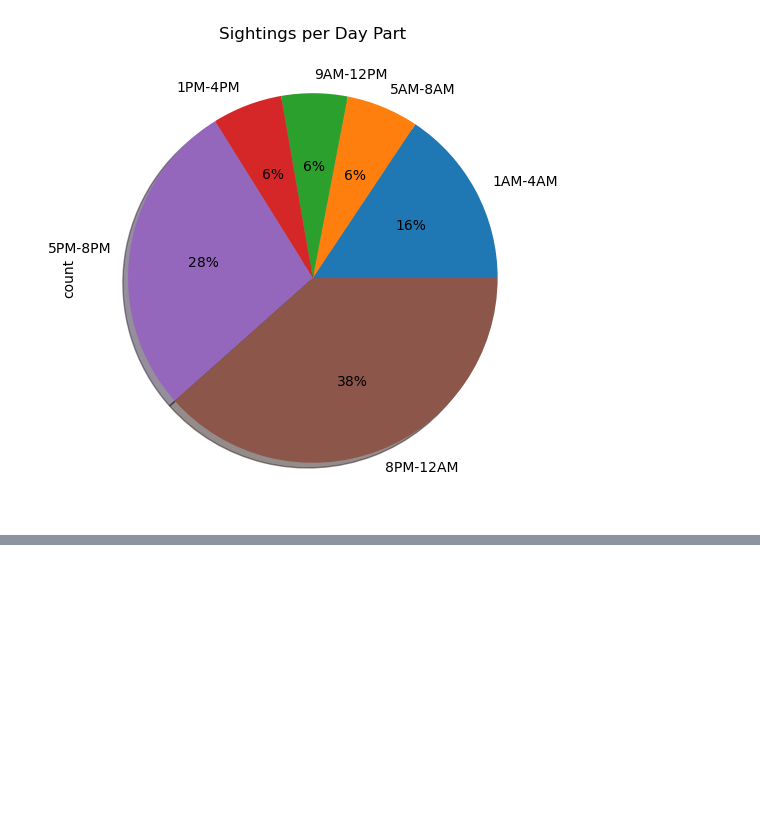
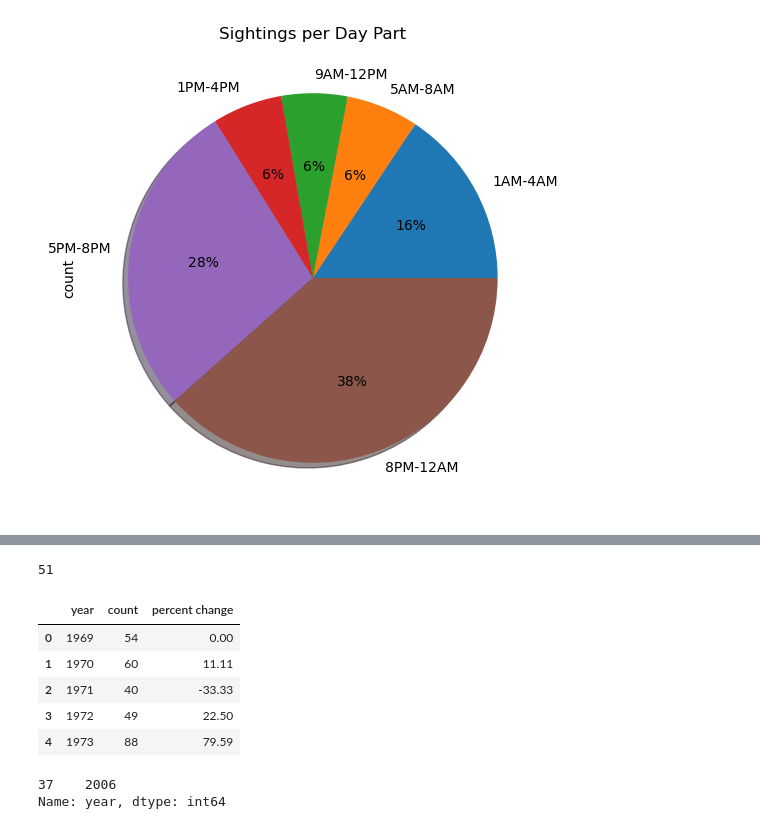
Before and after one commit to s-ellingwood/project-1, a Jupyter notebook: sightings_over_time-Chart.ipynb, the cells around one changed output, grey strips where cells are left out. Drawn from its saved outputs; the diff is of its cells as text; code cells hidden in the pictures; blank space fills up the shorter version.

```diff
--- a/sightings_over_time-Chart.ipynb
+++ b/sightings_over_time-Chart.ipynb
@@ -112,0 +126,27 @@ time_data['day parts'].value_counts().sort_index().plot(kind='pie',
+# %%
+pct_changed = []
+
+for year in year_data.index:
+    newcount = year_data.iloc[year, 1]
+    oldcount = year_data.iloc[(year-1), 1]
+    pct_changed.append(round(((newcount-oldcount)/oldcount)*100,2))
+pct_changed[0] = 0
+print(len(pct_changed))
+# %% [output]
+51
+# %%
+year_data['percent change'] = pct_changed
+year_data.head()
+# %% [output]
+|  | year | count | percent change |
+| 0 | 1969 | 54 | 0.00 |
+| 1 | 1970 | 60 | 11.11 |
+| 2 | 1971 | 40 | -33.33 |
+| 3 | 1972 | 49 | 22.50 |
+| 4 | 1973 | 88 | 79.59 |
+# %%
+max_index = year_data[['percent change']].idxmax()
+year_data['year'].iloc[max_index]
+# %% [output]
+37    2006
+Name: year, dtype: int64
```
Also changed, not shown: parts of 3 cells of this notebook.
